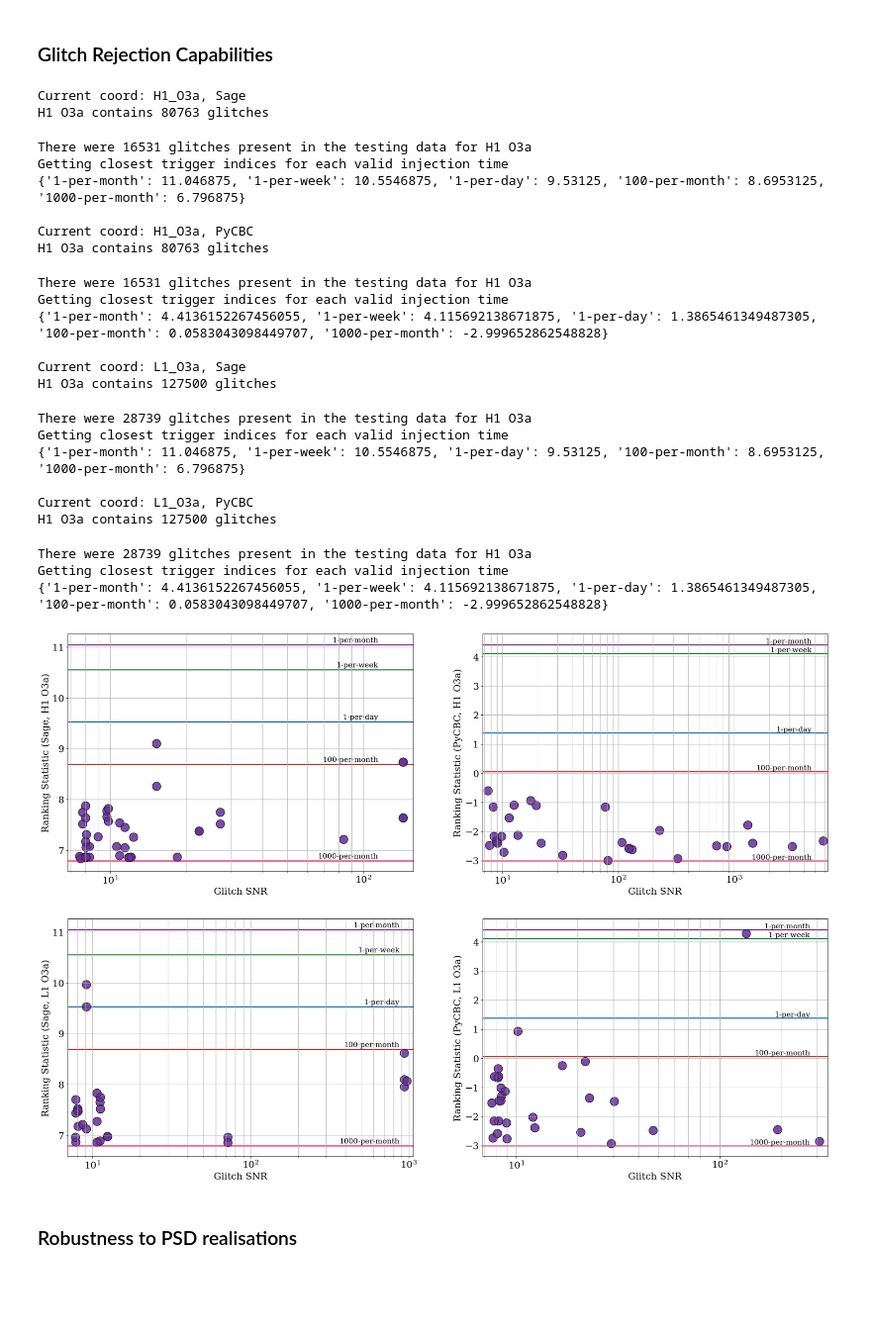
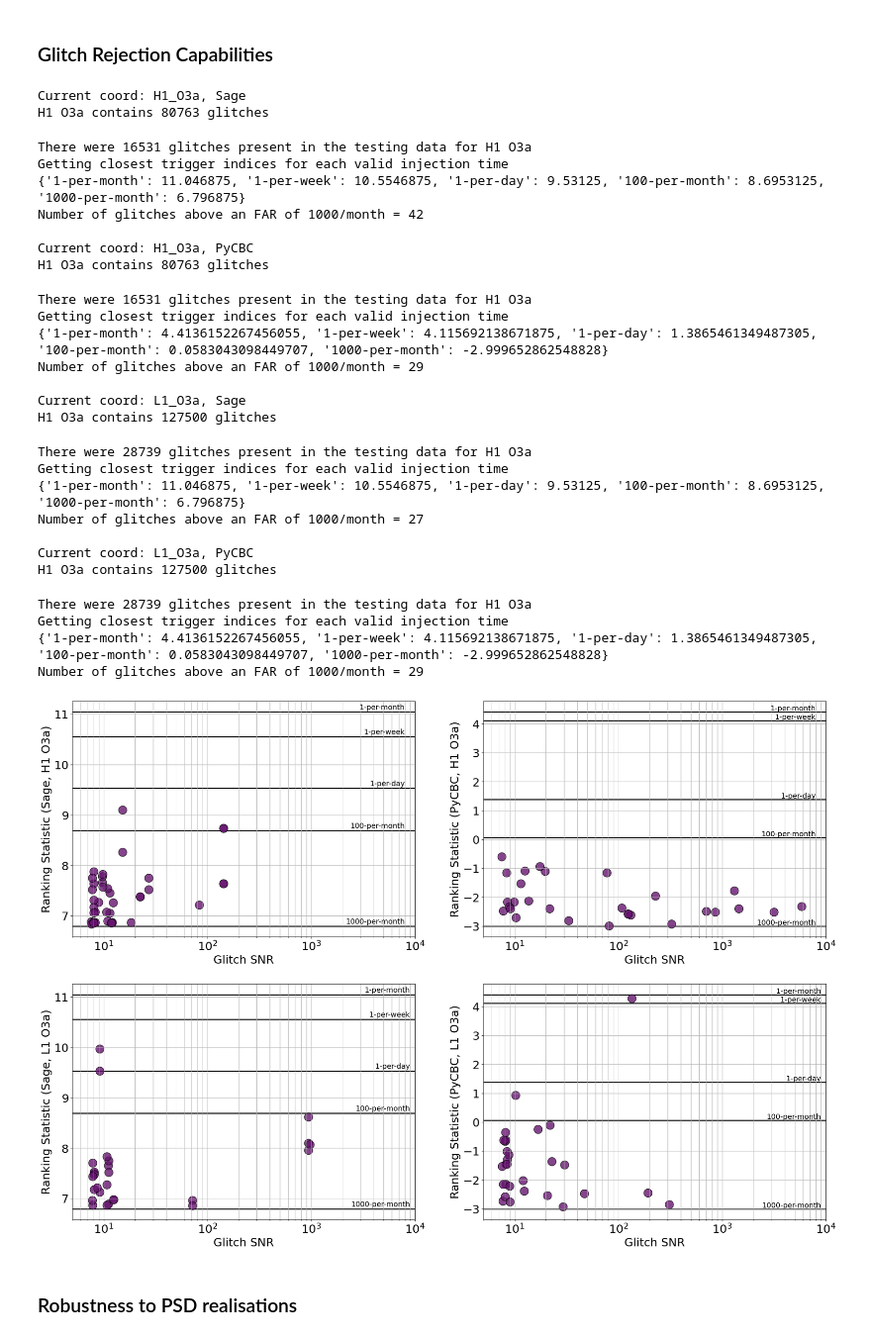
Before and after one commit to nnarenraju/sage, a Jupyter notebook: notebooks/evaluation_plots.ipynb, the cells around one changed output. Shown at 99% size. Drawn from its saved outputs; the diff is of its cells as text; code cells hidden in the pictures; blank space fills up the shorter version.

Commit message:
Made prettification changes to the glitch rejection plot

```diff
--- a/notebooks/evaluation_plots.ipynb
+++ b/notebooks/evaluation_plots.ipynb
@@ -796,7 +796,7 @@ plt.savefig("./evaluation_plots/sensitive_distance_pycbc_sage.png", bbox_inches=
 ### ROC Curve Comparison
 # %%
 def figure(title=""):
-    plt.rc('font', family='serif')
+    # plt.rc('font', family='serif')
     plt.rc('xtick', labelsize='medium')
     plt.rc('ytick', labelsize='medium')
     fig, axs = plt.subplots(1, figsize=(16.0, 14.0))
@@ -1120,9 +1120,9 @@ axs = axs.flatten()
 for num, ((detfile, tname), ax) in enumerate(zip(coords, axs)):
     print('\nCurrent coord: {}, {}'.format(detfile, tname))
     if num == 0 or num == 2 or True:
-        ax.set_ylabel('Ranking Statistic ({}, {})'.format(tname, detfile.replace('_', ' ')))
+        ax.set_ylabel('Ranking Statistic ({}, {})'.format(tname, detfile.replace('_', ' ')), fontsize=22)
     if num == 2 or num == 3 or True:
-        ax.set_xlabel('Glitch SNR')
+        ax.set_xlabel('Glitch SNR', fontsize=22)
 
     glitch_gps_times, glitch_duration, glitch_snrs = get_glitch_data(detfile)
     glitch_gps_times_in_testset, glitch_durations_in_testset, glitch_snrs_in_testset = glitches_in_testset(glitch_gps_times, glitch_duration, glitch_snrs)
@@ -1131,20 +1131,23 @@ for num, ((detfile, tname), ax) in enumerate(zip(coords, axs)):
     # Plot all glitch triggers alongside the thresh vals
     xmin = min(glitches_above_1000_per_month[:,1]) - 0.1*min(glitches_above_1000_per_month[:,1])
     xmax = max(glitches_above_1000_per_month[:,1]) + 0.1*max(glitches_above_1000_per_month[:,1])
+    xmin = 5.0
+    xmax = 10_000
     n = len(thresh_vals.keys())
 
     # Threshold lines
     colors = np.array([raspberry, dark_red, dark_blue, dark_green, dark_purple])[::-1]
     for (thresh_name, thresh), c in zip(thresh_vals.items(), colors):
-        ax.hlines(y=thresh, xmin=xmin, xmax=xmax, linewidth=2., label=thresh_name, colors=c, zorder=1)
+        ax.hlines(y=thresh, xmin=xmin, xmax=xmax, linewidth=2., label=thresh_name, colors='k', zorder=1)
     # Scatter plot of glitch triggers
     # foo = ax.scatter(glitches_above_1000_per_month[:,1], glitches_above_1000_per_month[:,0], s=256, alpha=0.8, c=nearest_event_dt, cmap='viridis_r', edgecolors='k')
-        foo = ax.scatter(glitches_above_1000_per_month[:,1], glitches_above_1000_per_month[:,0], s=256, alpha=0.33, c='rebeccapurple', edgecolors='k')
+    foo = ax.scatter(glitches_above_1000_per_month[:,1], glitches_above_1000_per_month[:,0], s=256, alpha=0.8, c="#65156E", edgecolors='k')
 
     # placing text instead of legend
     for thresh_name, tval in thresh_vals.items():
         factor = 0.9 if detfile == 'L1_O3a' else 0.8
-        ax.text(factor*max(glitches_above_1000_per_month[:,1]), tval+0.05, '{}'.format(thresh_name), horizontalalignment='right', fontsize=14)
+        # ax.text(factor*max(glitches_above_1000_per_month[:,1]), tval+0.05, '{}'.format(thresh_name), horizontalalignment='right', fontsize=14)
+        ax.text(factor*xmax, tval+0.05, '{}'.format(thresh_name), horizontalalignment='right', fontsize=14)
 
     """
     divider = make_axes_locatable(ax)
@@ -1157,6 +1160,8 @@ for num, ((detfile, tname), ax) in enumerate(zip(coords, axs)):
     ax.grid(which='both')
     ax.set_xlim(xmin, xmax)
     ax.set_xscale('log')
+    ax.tick_params(axis='both', which='major', labelsize=22)
+    ax.tick_params(axis='both', which='minor', labelsize=22)
 
 save_path = "./evaluation_plots/glitch_triggers.png"
 # plt.tight_layout()
@@ -1166,34 +1171,38 @@ bottom = 0.1   # the bottom of the subplots of the figure
 top = 0.1      # the top of the subplots of the figure
 wspace = 0.2   # the amount of width reserved for blank space between subplots
 hspace = 0.2   # the amount of height reserved for white space between subplots
 plt.subplots_adjust(wspace=wspace)
 plt.savefig(save_path, bbox_inches='tight', dpi=500)
 plt.show()
 # %% [output]
 Current coord: H1_O3a, Sage
 H1 O3a contains 80763 glitches
 There were 16531 glitches present in the testing data for H1 O3a
 Getting closest trigger indices for each valid injection time
 {'1-per-month': 11.046875, '1-per-week': 10.5546875, '1-per-day': 9.53125, '100-per-month': 8.6953125, '1000-per-month': 6.796875}
+Number of glitches above an FAR of 1000/month = 42
 
 Current coord: H1_O3a, PyCBC
 H1 O3a contains 80763 glitches
 There were 16531 glitches present in the testing data for H1 O3a
 Getting closest trigger indices for each valid injection time
 {'1-per-month': 4.4136152267456055, '1-per-week': 4.115692138671875, '1-per-day': 1.3865461349487305, '100-per-month': 0.0583043098449707, '1000-per-month': -2.999652862548828}
+Number of glitches above an FAR of 1000/month = 29
 
 Current coord: L1_O3a, Sage
 H1 O3a contains 127500 glitches
 There were 28739 glitches present in the testing data for H1 O3a
 Getting closest trigger indices for each valid injection time
 {'1-per-month': 11.046875, '1-per-week': 10.5546875, '1-per-day': 9.53125, '100-per-month': 8.6953125, '1000-per-month': 6.796875}
+Number of glitches above an FAR of 1000/month = 27
 
 Current coord: L1_O3a, PyCBC
 H1 O3a contains 127500 glitches
 There were 28739 glitches present in the testing data for H1 O3a
 Getting closest trigger indices for each valid injection time
 {'1-per-month': 4.4136152267456055, '1-per-week': 4.115692138671875, '1-per-day': 1.3865461349487305, '100-per-month': 0.0583043098449707, '1000-per-month': -2.999652862548828}
+Number of glitches above an FAR of 1000/month = 29
-[figure, old version]
+[figure, new version]
 # %% [markdown]
 ### Robustness to PSD realisations
 # %%
```
